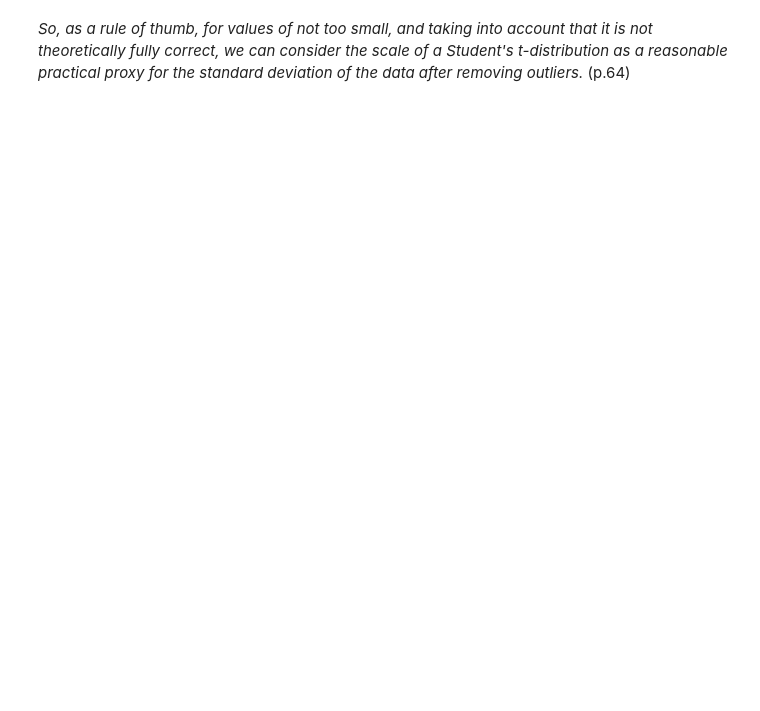
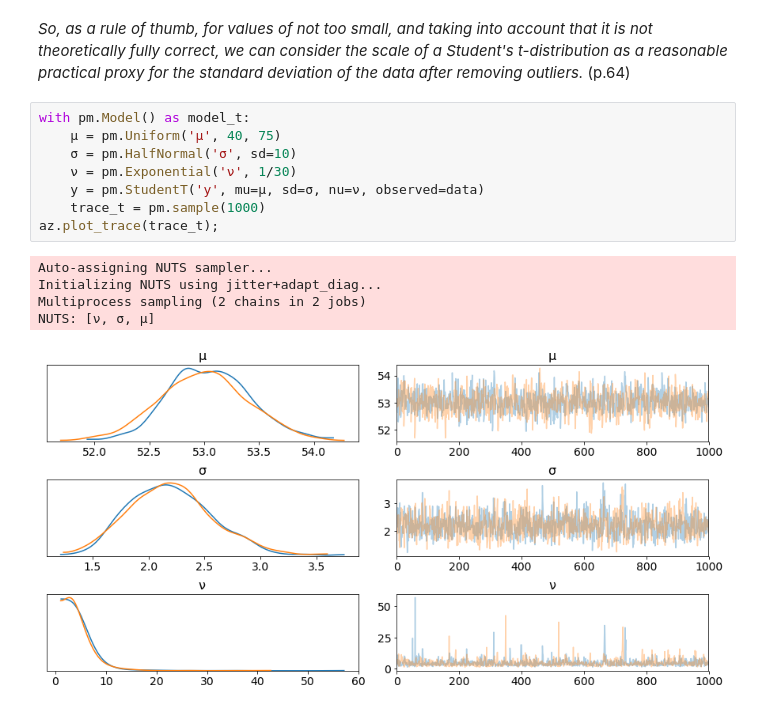
Before and after one commit to bartfrenk/courses, a Jupyter notebook: bayesian-analysis-with-python/src/chapter-2.ipynb, the cells around one changed output. Saved outputs shown, nothing was run; the diff lists cells and outputs as text; blank space fills up the shorter version.

```diff
--- a/bayesian-analysis-with-python/src/chapter-2.ipynb
+++ b/bayesian-analysis-with-python/src/chapter-2.ipynb
@@ -124,2 +124,16 @@ np.mean(stats.t(loc=0, scale=1, df=10).rvs(1000000))
 # %% [markdown]
 *So, as a rule of thumb, for values of not too small, and taking into account that it is not theoretically fully correct, we can consider the scale of a Student's t-distribution as a reasonable practical proxy for the standard deviation of the data after removing outliers.* (p.64)
+# %%
+with pm.Model() as model_t:
+    μ = pm.Uniform('μ', 40, 75)
+    σ = pm.HalfNormal('σ', sd=10)
+    ν = pm.Exponential('ν', 1/30)
+    y = pm.StudentT('y', mu=μ, sd=σ, nu=ν, observed=data)
+    trace_t = pm.sample(1000)
+az.plot_trace(trace_t);
+# %% [output]
+Auto-assigning NUTS sampler...
+Initializing NUTS using jitter+adapt_diag...
+Multiprocess sampling (2 chains in 2 jobs)
+NUTS: [ν, σ, μ]
+[figure, added]
```
Also changed, not shown: parts of 25 cells of this notebook, 1 other file.
